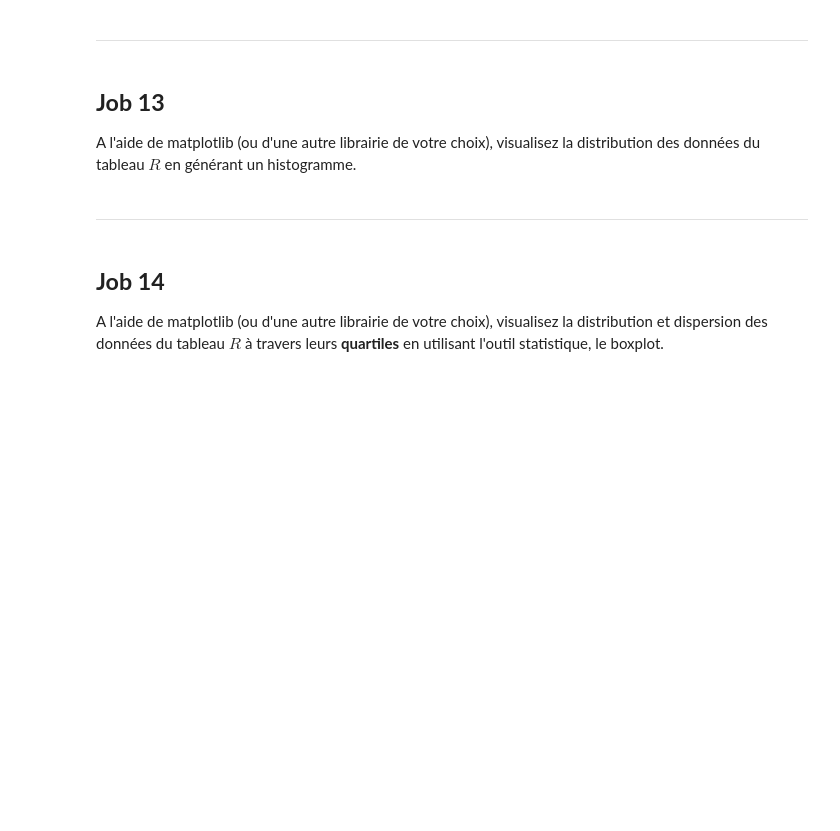
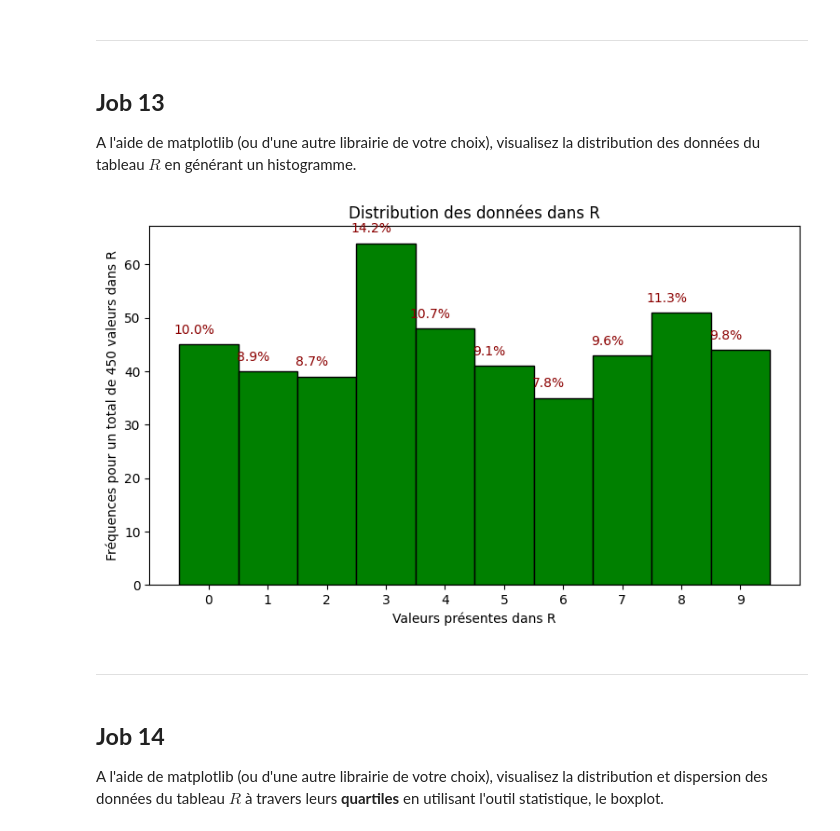
Before and after one commit to pierre-mazard/philomathia, a Jupyter notebook: Philomathia.ipynb, the cells around one changed output. Saved outputs shown, nothing was run; the diff lists cells and outputs as text; code cells hidden in the pictures; blank space fills up the shorter version.

```diff
--- a/Philomathia.ipynb
+++ b/Philomathia.ipynb
@@ -529,3 +650,12 @@ A l'aide de `numpy` et de ses différentes fonctions :
 * Calculez la valeur médiane
 * Calculez la variance
 * Calculez l'écart-type
+# %%
+np.random.seed(0)
+R = np.random.randint(0, 10, 450)
+average = np.mean(R)
+median = np.median(R)
+variance = np.var(R)
+standard_deviation = np.std(R)
+
+average, median, variance, standard_deviation
@@ -534,6 +683,20 @@ A l'aide de `numpy` et de ses différentes fonctions :
 # %% [markdown]
 ## **Job 13**
 A l'aide de matplotlib (ou d'une autre librairie de votre choix), visualisez la distribution des données du tableau $R$ en générant un histogramme.
+# %%
+counts, bins, patches = plt.hist(R, bins=np.arange(0, 11) - 0.5, color='green', edgecolor='black')
+plt.title("Distribution des données dans R")
+plt.xlabel("Valeurs présentes dans R")
+plt.ylabel("Fréquences pour un total de 450 valeurs dans R")
+plt.xticks(np.arange(0, 10, 1))
+total = len(R)
+for count, x in zip(counts, bins[:-1]):
+    percentage = (count / total) * 100
+    plt.text(x + 0.25, count + 2, f'{percentage:.1f}%', ha='center', color='darkred')
+plt.gcf().set_size_inches(9, 5)
+plt.show()
+# %% [output]
+[figure, added]
 # %% [markdown]
 ---------------------------------------------------------
 # %% [markdown]
```
Also changed, not shown: parts of 14 cells of this notebook.
